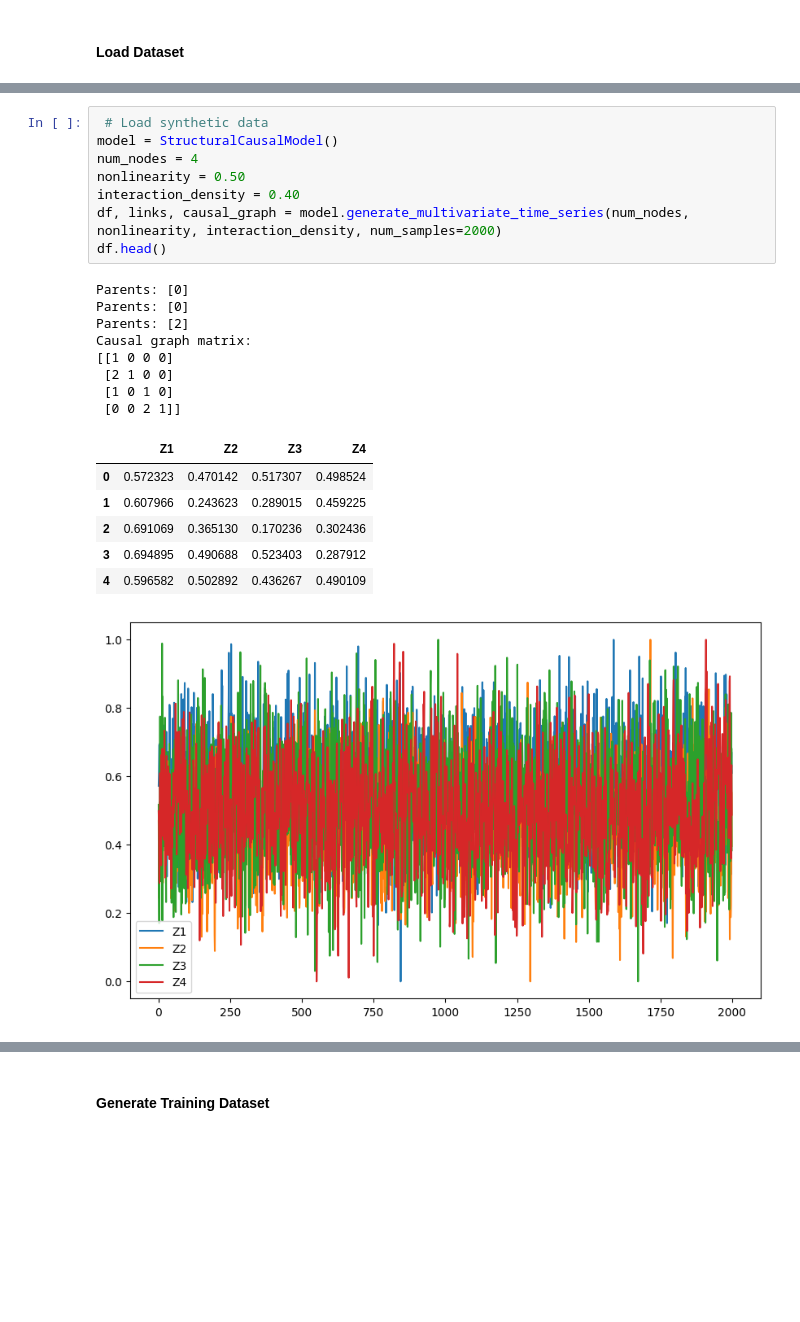
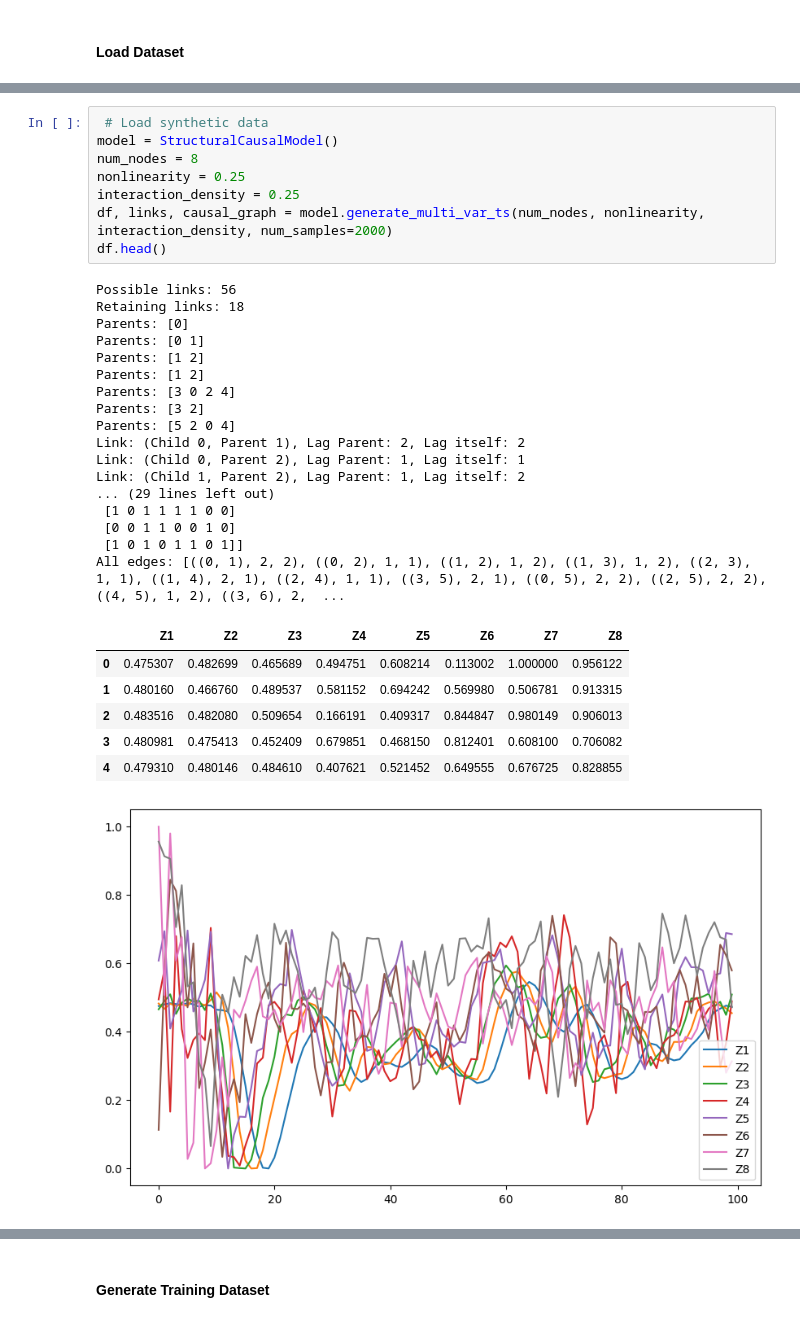
Before and after one commit to wasimahmadpk/gCause, a Jupyter notebook: src/gcdmi_examples.ipynb, the cells around one changed output, grey strips where cells are left out. Drawn from its saved outputs; the diff is of its cells as text; blank space fills up the shorter version.

```diff
--- a/src/gcdmi_examples.ipynb
+++ b/src/gcdmi_examples.ipynb
@@ -69,27 +71,36 @@ Time now: 1714752643.102385
 # %%
  # Load synthetic data
 model = StructuralCausalModel()
-num_nodes = 4
-nonlinearity = 0.50
-interaction_density = 0.40
-df, links, causal_graph = model.generate_multivariate_time_series(num_nodes, nonlinearity, interaction_density, num_samples=2000)
+num_nodes = 8
+nonlinearity = 0.25
+interaction_density = 0.25
+df, links, causal_graph = model.generate_multi_var_ts(num_nodes, nonlinearity, interaction_density, num_samples=2000)
 df.head()
 # %% [output]
+Possible links: 56
+Retaining links: 18
 Parents: [0]
-Parents: [0]
-Parents: [2]
-Causal graph matrix:
-[[1 0 0 0]
- [2 1 0 0]
- [1 0 1 0]
- [0 0 2 1]]
+Parents: [0 1]
+Parents: [1 2]
+Parents: [1 2]
+Parents: [3 0 2 4]
+Parents: [3 2]
+Parents: [5 2 0 4]
+Link: (Child 0, Parent 1), Lag Parent: 2, Lag itself: 2
+Link: (Child 0, Parent 2), Lag Parent: 1, Lag itself: 1
+Link: (Child 1, Parent 2), Lag Parent: 1, Lag itself: 2
+... (29 lines left out)
+ [1 0 1 1 1 1 0 0]
+ [0 0 1 1 0 0 1 0]
+ [1 0 1 0 1 1 0 1]]
+All edges: [((0, 1), 2, 2), ((0, 2), 1, 1), ((1, 2), 1, 2), ((1, 3), 1, 2), ((2, 3), 1, 1), ((1, 4), 2, 1), ((2, 4), 1, 1), ((3, 5), 2, 1), ((0, 5), 2, 2), ((2, 5), 2, 2), ((4, 5), 1, 2), ((3, 6), 2,  ...
-|  | Z1 | Z2 | Z3 | Z4 |
-| 0 | 0.572323 | 0.470142 | 0.517307 | 0.498524 |
-| 1 | 0.607966 | 0.243623 | 0.289015 | 0.459225 |
-| 2 | 0.691069 | 0.365130 | 0.170236 | 0.302436 |
-| 3 | 0.694895 | 0.490688 | 0.523403 | 0.287912 |
-| 4 | 0.596582 | 0.502892 | 0.436267 | 0.490109 |
+|  | Z1 | Z2 | Z3 | Z4 | Z5 | Z6 | Z7 | Z8 |
+| 0 | 0.475307 | 0.482699 | 0.465689 | 0.494751 | 0.608214 | 0.113002 | 1.000000 | 0.956122 |
+| 1 | 0.480160 | 0.466760 | 0.489537 | 0.581152 | 0.694242 | 0.569980 | 0.506781 | 0.913315 |
+| 2 | 0.483516 | 0.482080 | 0.509654 | 0.166191 | 0.409317 | 0.844847 | 0.980149 | 0.906013 |
+| 3 | 0.480981 | 0.475413 | 0.452409 | 0.679851 | 0.468150 | 0.812401 | 0.608100 | 0.706082 |
+| 4 | 0.479310 | 0.480146 | 0.484610 | 0.407621 | 0.521452 | 0.649555 | 0.676725 | 0.828855 |
-[figure, old version]
+[figure, new version]
 # %%
 model.draw_causal_graph()
 # %% [output]
```
Also changed, not shown: parts of 10 cells of this notebook, 5 other files.
